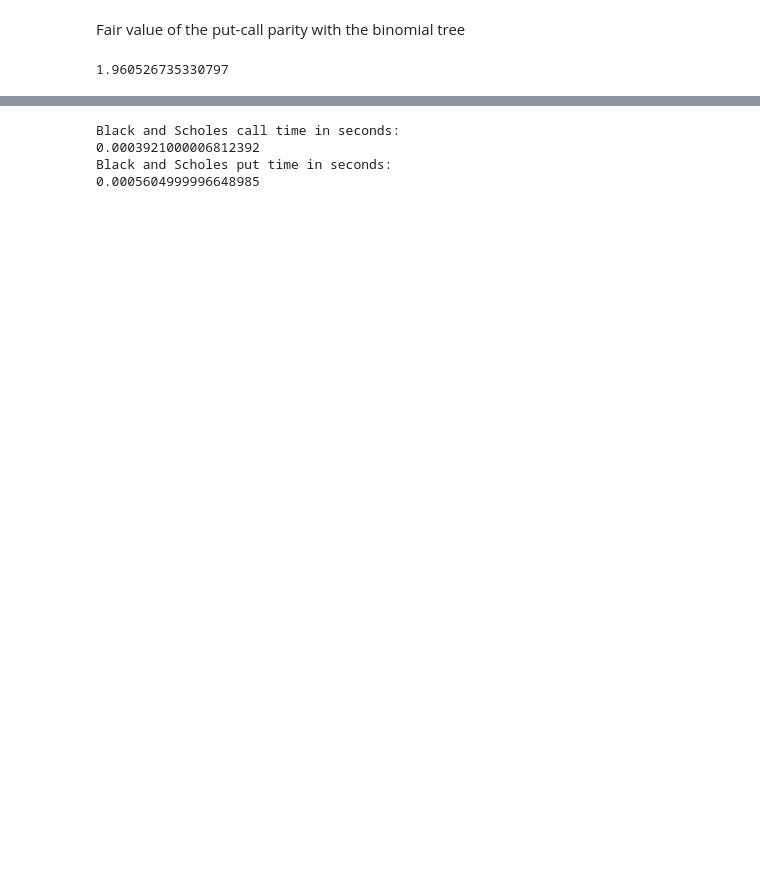
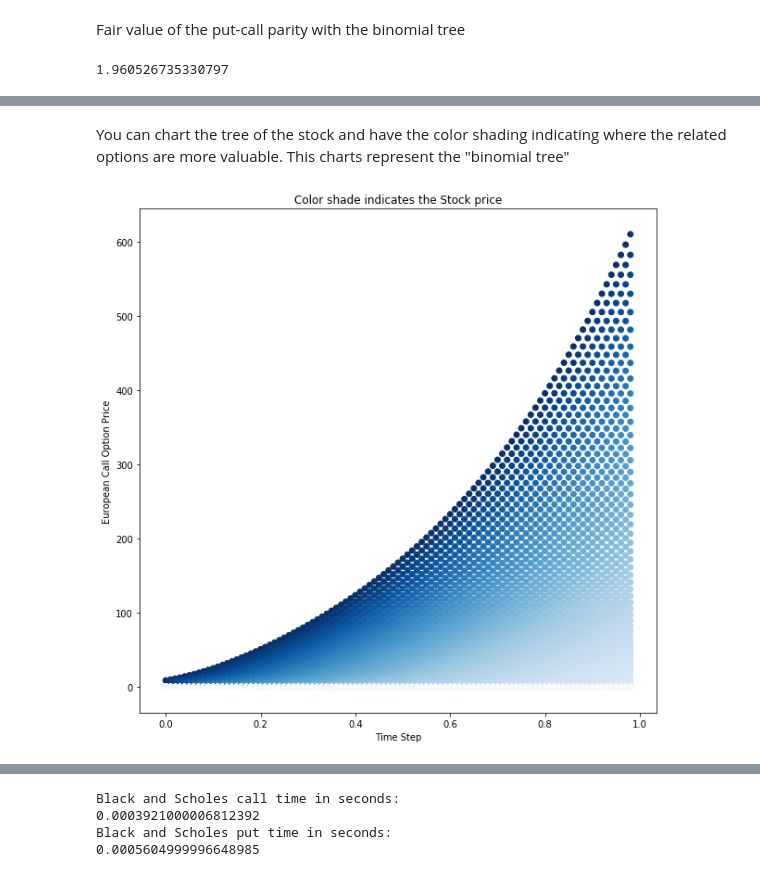
Before and after one commit to jecabcas/library1, a Jupyter notebook: Options_Pricing.ipynb, the cells around one changed output, grey strips where cells are left out. Drawn from its saved outputs; the diff is of its cells as text; code cells hidden in the pictures; blank space fills up the shorter version.

```diff
--- a/Options_Pricing.ipynb
+++ b/Options_Pricing.ipynb
@@ -44,7 +48,7 @@ class BinTree:
         self.rd0 = rd #Double risk free rate or domestic rate
         self.volatility0 = volatility #Volatility
         self.steps0 = steps
-        self.up_factor0 = np.exp(volatility * np.sqrt(self.time_to_maturity0/self.steps0))
+        self.up_factor0 = np.exp(self.volatility0 * np.sqrt(self.time_to_maturity0/self.steps0))
         self.down_factor0 = 1/self.up_factor0
         self.tree_matrix0 = np.matrix(np.zeros(shape = (self.steps0, self.steps0)))
         self.tree_matrix0[0,0] = self.spot0
@@ -247,0 +625,7 @@ my_option.european_put_call_parity_bin()
+# %% [markdown]
+You can chart the tree of the stock and have the color shading indicating where the related options are more valuable.
+This charts represent the "binomial tree"
+# %%
+my_option.eur_call_bin_plot(False)
+# %% [output]
+[figure, added]
```
Also changed, not shown: parts of 23 cells of this notebook.
